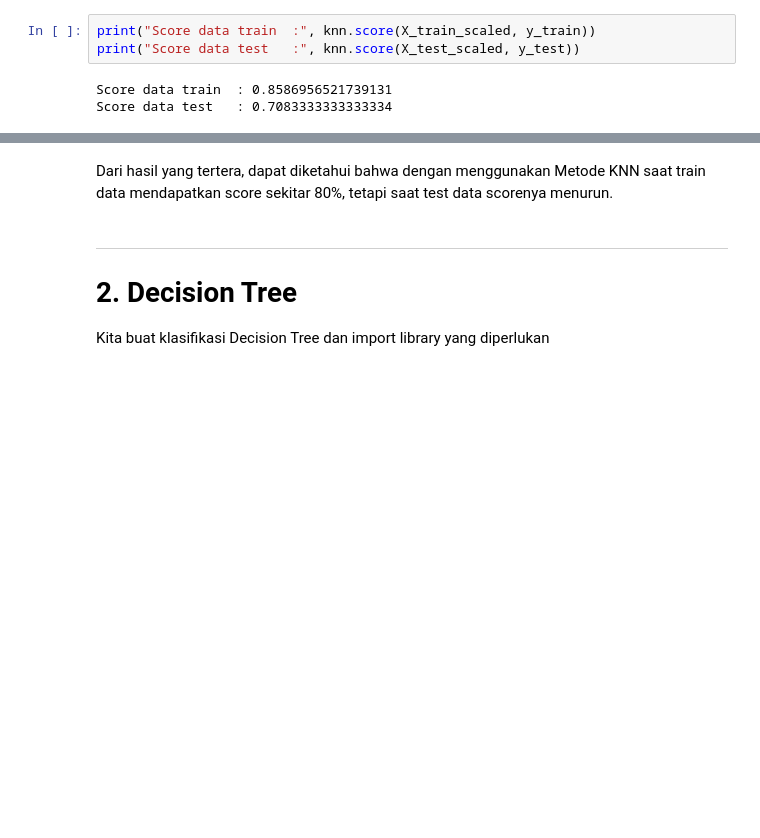
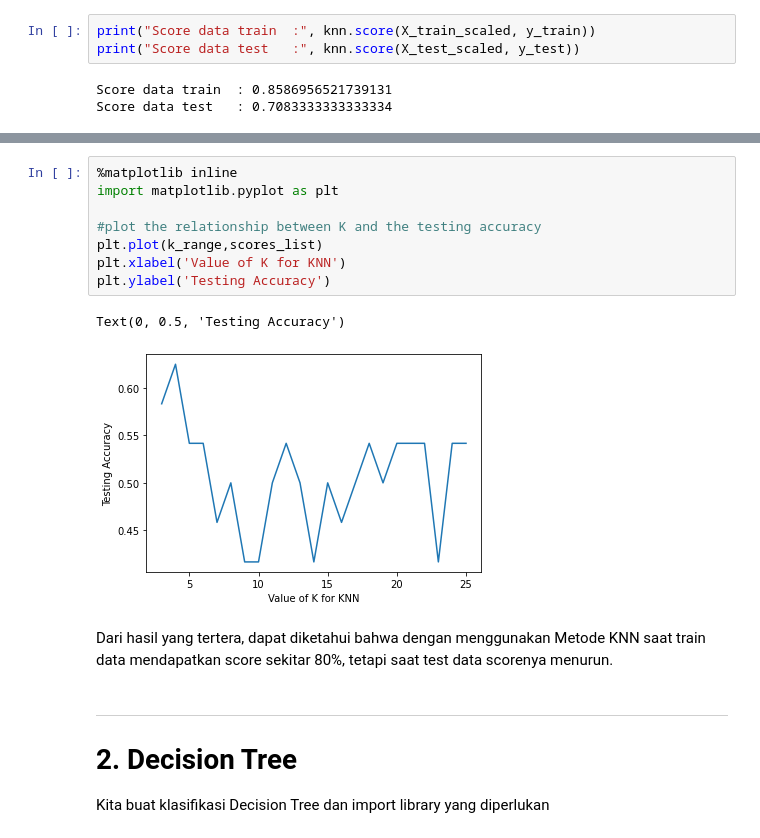
Before and after one commit to yoga-tirta/datamining, a Jupyter notebook: _sources/uts.ipynb, the cells around one changed output, grey strips where cells are left out. Cells and saved outputs as stored; diff of their text form; blank space fills up the shorter version.

```diff
--- a/_sources/uts.ipynb
+++ b/_sources/uts.ipynb
@@ -108,3 +147,14 @@ Score data test   : 0.7083333333333334
+# %%
+%matplotlib inline
+import matplotlib.pyplot as plt
+
+#plot the relationship between K and the testing accuracy
+plt.plot(k_range,scores_list)
+plt.xlabel('Value of K for KNN')
+plt.ylabel('Testing Accuracy')
+# %% [output]
+Text(0, 0.5, 'Testing Accuracy')
+[figure, added]
 # %% [markdown]
 Dari hasil yang tertera, dapat diketahui bahwa dengan menggunakan Metode KNN saat train data mendapatkan score sekitar 80%, tetapi saat test data scorenya menurun.
 # %% [markdown]
```
Also changed, not shown: parts of 5 cells of this notebook, 4 other files.
